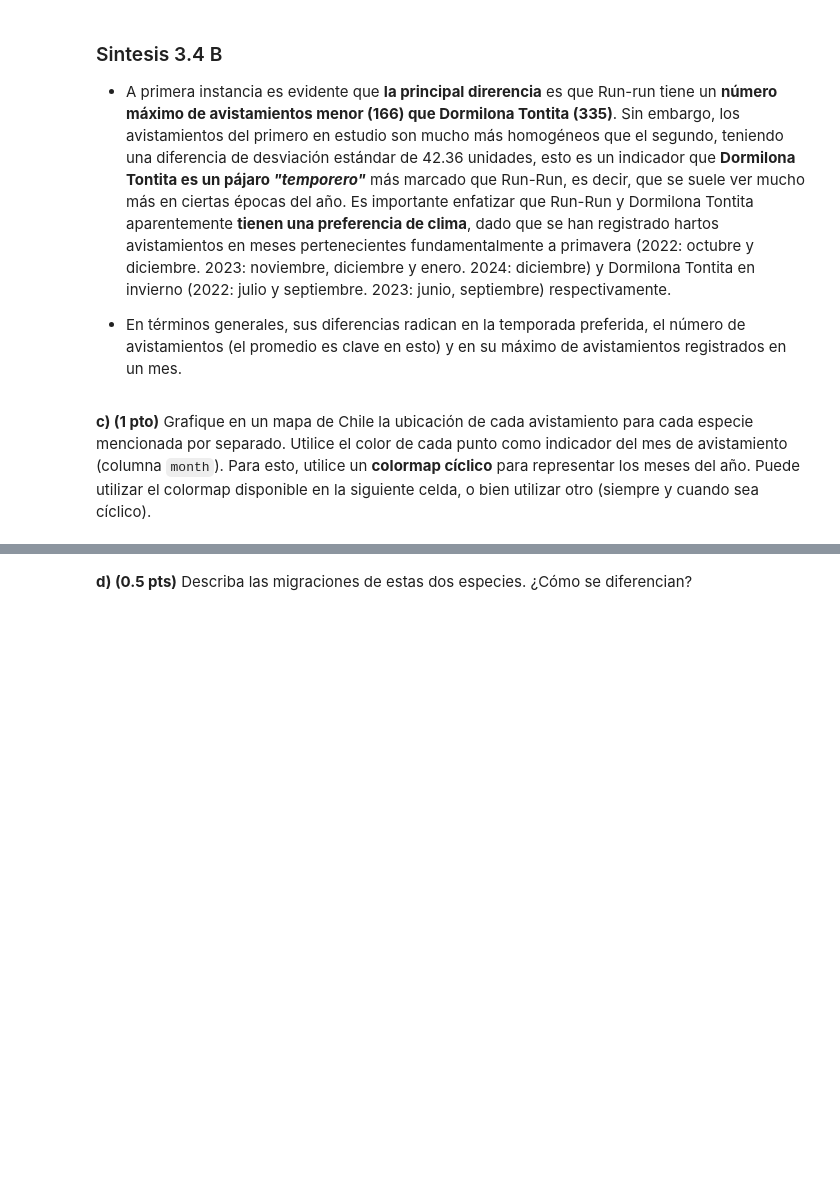
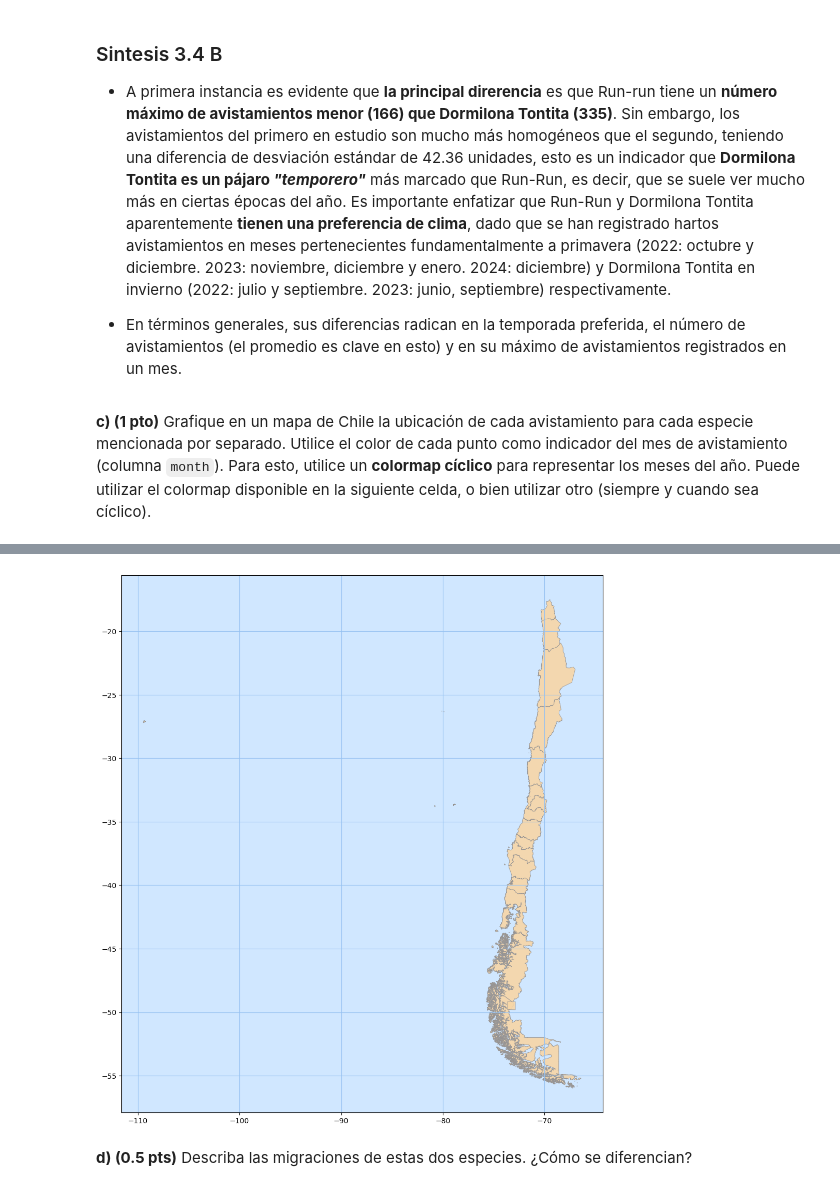
Before and after one commit to BenjaCidR/IMT2200-BENJAMIN-CID, a Jupyter notebook: Tareas/tarea 02/IMT2200-25s2 - Tarea 02.ipynb, the cells around one changed output, grey strips where cells are left out. Drawn from its saved outputs; the diff is of its cells as text; code cells hidden in the pictures; blank space fills up the shorter version.

```diff
--- a/Tareas/tarea 02/IMT2200-25s2 - Tarea 02.ipynb
+++ b/Tareas/tarea 02/IMT2200-25s2 - Tarea 02.ipynb
@@ -635,3 +608,18 @@ custom_cmap = mcolors.LinearSegmentedColormap.from_list("cyclic_cmap", list(zip(
+# %%
+fig, ax = plt.subplots(figsize=(12, 16))
+
+#Se grafican las regiones en base al mismo archivo usado antes
+regional_file.plot(
+    ax=ax,
+    color="#F7D6A7",     #Color regiones
+    edgecolor="#959393", #Color bordes regionales
+    linewidth=0.6,
+    alpha=0.9
+)
+ax.set_facecolor("#D0E7FF")
+plt.grid(True, color="#95C1F1")
+# %% [output]
+[figure, added]
 # %% [markdown]
 **d) (0.5 pts)** Describa las migraciones de estas dos especies. ¿Cómo se diferencian?
 # %% [markdown]
```
Also changed, not shown: parts of 9 cells of this notebook, 1 other file.
